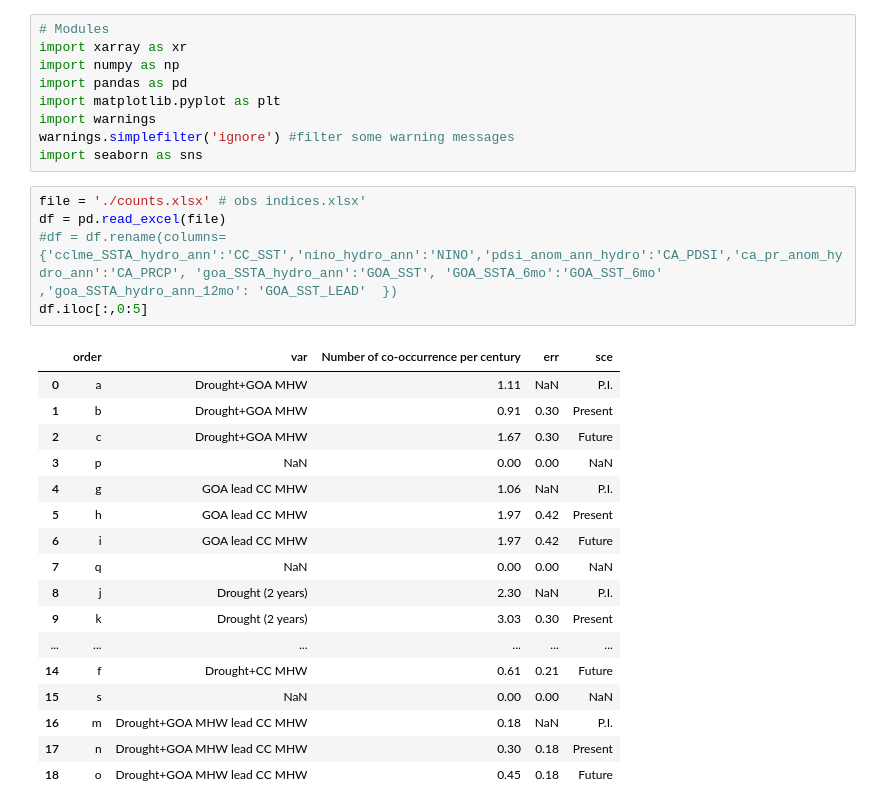
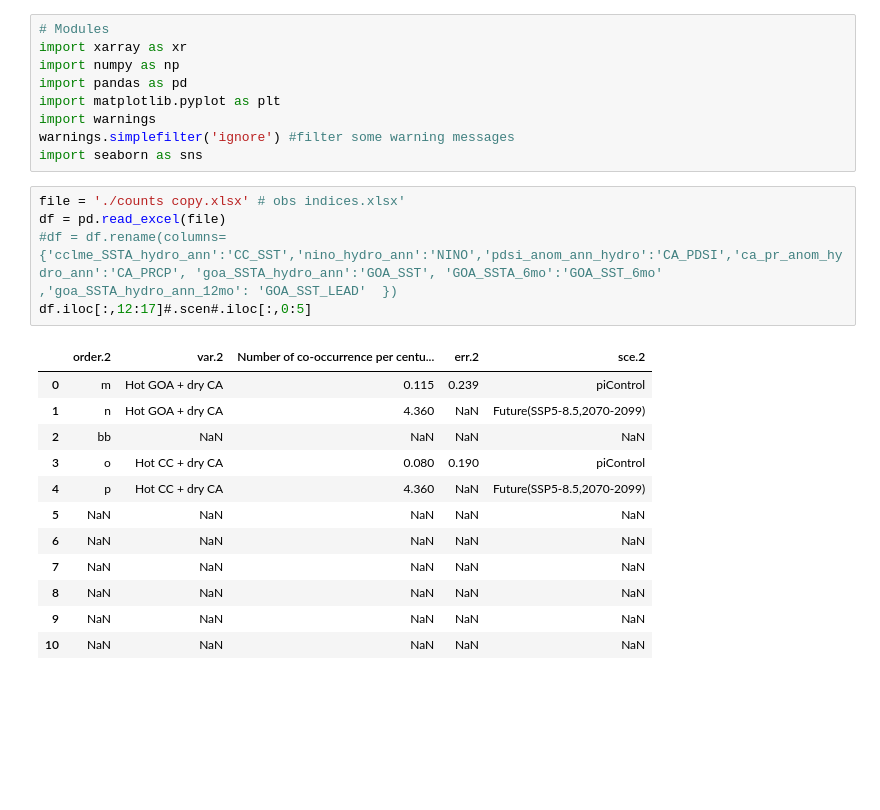
Before and after one commit to marisolgr/WestCoast_Climate_Stressors, a Jupyter notebook: Drought&MHW/Bars-detrend-individual threshold.ipynb, the cells around one changed output. Drawn from its saved outputs; the diff is of its cells as text; blank space fills up the shorter version.

```diff
--- a/Drought&MHW/Bars-detrend-individual threshold.ipynb
+++ b/Drought&MHW/Bars-detrend-individual threshold.ipynb
@@ -16,25 +16,20 @@ import warnings
 warnings.simplefilter('ignore') #filter some warning messages
 import seaborn as sns
 # %%
-file = './counts.xlsx' # obs indices.xlsx'
+file = './counts copy.xlsx' # obs indices.xlsx'
 df = pd.read_excel(file)
 #df = df.rename(columns={'cclme_SSTA_hydro_ann':'CC_SST','nino_hydro_ann':'NINO','pdsi_anom_ann_hydro':'CA_PDSI','ca_pr_anom_hydro_ann':'CA_PRCP', 'goa_SSTA_hydro_ann':'GOA_SST', 'GOA_SSTA_6mo':'GOA_SST_6mo' ,'goa_SSTA_hydro_ann_12mo': 'GOA_SST_LEAD'  })
-df.iloc[:,0:5]
+df.iloc[:,12:17]#.scen#.iloc[:,0:5]
 # %% [output]
-|  | order | var | Number of co-occurrence per century | err | sce |
-| 0 | a | Drought+GOA MHW | 1.11 | NaN | P.I. |
-| 1 | b | Drought+GOA MHW | 0.91 | 0.30 | Present |
-| 2 | c | Drought+GOA MHW | 1.67 | 0.30 | Future |
-| 3 | p | NaN | 0.00 | 0.00 | NaN |
-| 4 | g | GOA lead CC MHW | 1.06 | NaN | P.I. |
-| 5 | h | GOA lead CC MHW | 1.97 | 0.42 | Present |
-| 6 | i | GOA lead CC MHW | 1.97 | 0.42 | Future |
-| 7 | q | NaN | 0.00 | 0.00 | NaN |
-| 8 | j | Drought (2 years) | 2.30 | NaN | P.I. |
-| 9 | k | Drought (2 years) | 3.03 | 0.30 | Present |
-| ... | ... | ... | ... | ... | ... |
-| 14 | f | Drought+CC MHW | 0.61 | 0.21 | Future |
-| 15 | s | NaN | 0.00 | 0.00 | NaN |
-| 16 | m | Drought+GOA MHW lead CC MHW | 0.18 | NaN | P.I. |
-| 17 | n | Drought+GOA MHW lead CC MHW | 0.30 | 0.18 | Present |
-| 18 | o | Drought+GOA MHW lead CC MHW | 0.45 | 0.18 | Future |
+|  | order.2 | var.2 | Number of co-occurrence per centu... | err.2 | sce.2 |
+| 0 | m | Hot GOA + dry CA | 0.115 | 0.239 | piControl |
+| 1 | n | Hot GOA + dry CA | 4.360 | NaN | Future(SSP5-8.5,2070-2099) |
+| 2 | bb | NaN | NaN | NaN | NaN |
+| 3 | o | Hot CC + dry CA | 0.080 | 0.190 | piControl |
+| 4 | p | Hot CC + dry CA | 4.360 | NaN | Future(SSP5-8.5,2070-2099) |
+| 5 | NaN | NaN | NaN | NaN | NaN |
+| 6 | NaN | NaN | NaN | NaN | NaN |
+| 7 | NaN | NaN | NaN | NaN | NaN |
+| 8 | NaN | NaN | NaN | NaN | NaN |
+| 9 | NaN | NaN | NaN | NaN | NaN |
+| 10 | NaN | NaN | NaN | NaN | NaN |
```
Also changed, not shown: parts of 10 cells of this notebook, 23 other files.
